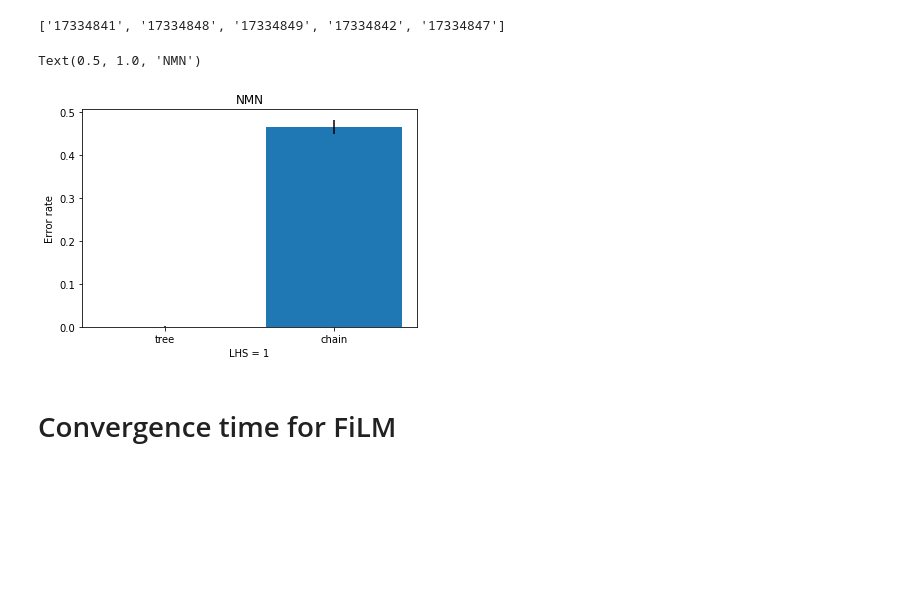
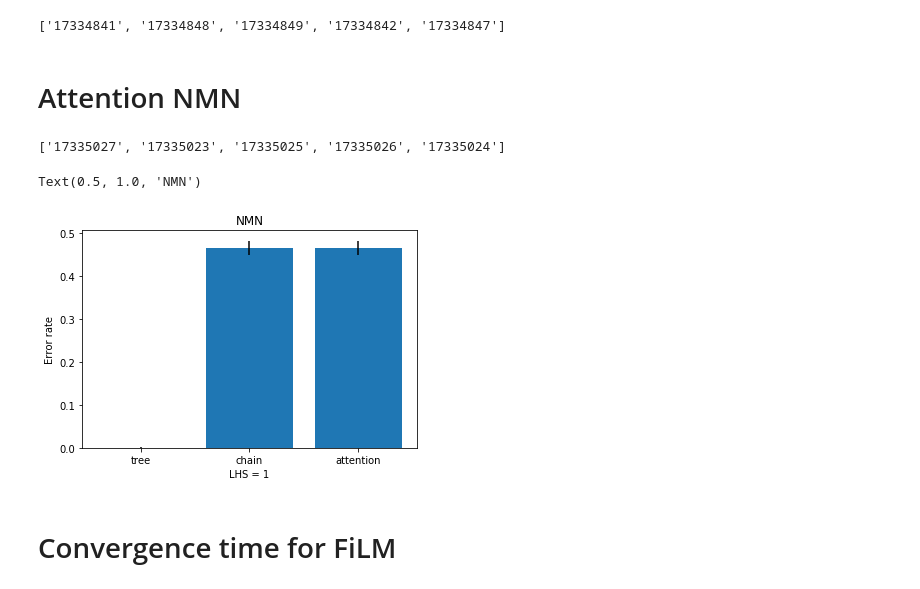
Before and after one commit to vanessadamario/understanding_reasoning, a Jupyter notebook: original_library/systematic-generalization-sqoop/scripts/notebooks/reproduce_experiments.ipynb, the cells around one changed output. Drawn from its saved outputs; the diff is of its cells as text; code cells hidden in the pictures; blank space fills up the shorter version.

```diff
--- a/original_library/systematic-generalization-sqoop/scripts/notebooks/reproduce_experiments.ipynb
+++ b/original_library/systematic-generalization-sqoop/scripts/notebooks/reproduce_experiments.ipynb
@@ -370,20 +374,39 @@ print(lst_slurm_id_tree)
 nmn_tree_1 = read_output_files(lst_slurm_id_tree, path_output=path_model)
 # %% [output]
 ['17334841', '17334848', '17334849', '17334842', '17334847']
+# %% [markdown]
+# Attention NMN
+# %%
+lhs = 1
+
+dct = {'batch_size': batch_size['AttNMNFind'],
+       'checkpoint_every': 1000,
+       'data_dir': join(root_path_data_dir, dataset_configurations[lhs]),
+       'model_type': 'SHNMN',
+       'num_iterations': num_iterations['AttNMNFind'],
+       'stem_dim': 64,
+      }
+
+lst_json = retrieve_id_repeated_experiments(slurm_id=None, path_model=path_model, args=dct)
+lst_slurm_id_attention = retrieve_id_repeated_experiments(lst_json[0].split('.')[0], path_model=path_model)
+print(lst_slurm_id_attention)
+nmn_attention_1 = read_output_files(lst_slurm_id_attention, path_output=path_model)
+# %% [output]
+['17335027', '17335023', '17335025', '17335026', '17335024']
 # %%
-nmn_exps = [nmn_tree_1, nmn_chain_1]
+nmn_exps = [nmn_tree_1, nmn_chain_1, nmn_attention_1]
 
 fig, ax = plt.subplots()
 ax.bar(np.arange(len(nmn_exps)), [np.mean(ts_) for ts_ in nmn_exps],
         yerr=[np.std(ts_) for ts_ in nmn_exps])
 ax.set_xticks(np.arange(len(nmn_exps)))
-ax.set_xticklabels(['tree', 'chain'])
+ax.set_xticklabels(['tree', 'chain', 'attention'])
 plt.xlabel('LHS = 1')
 plt.ylabel('Error rate')
 plt.title('NMN')
 # %% [output]
 Text(0.5, 1.0, 'NMN')
-[figure, old version]
+[figure, new version]
 # %% [markdown]
 # Convergence time for FiLM
 # %%
```
Also changed, not shown: parts of 20 cells of this notebook.
